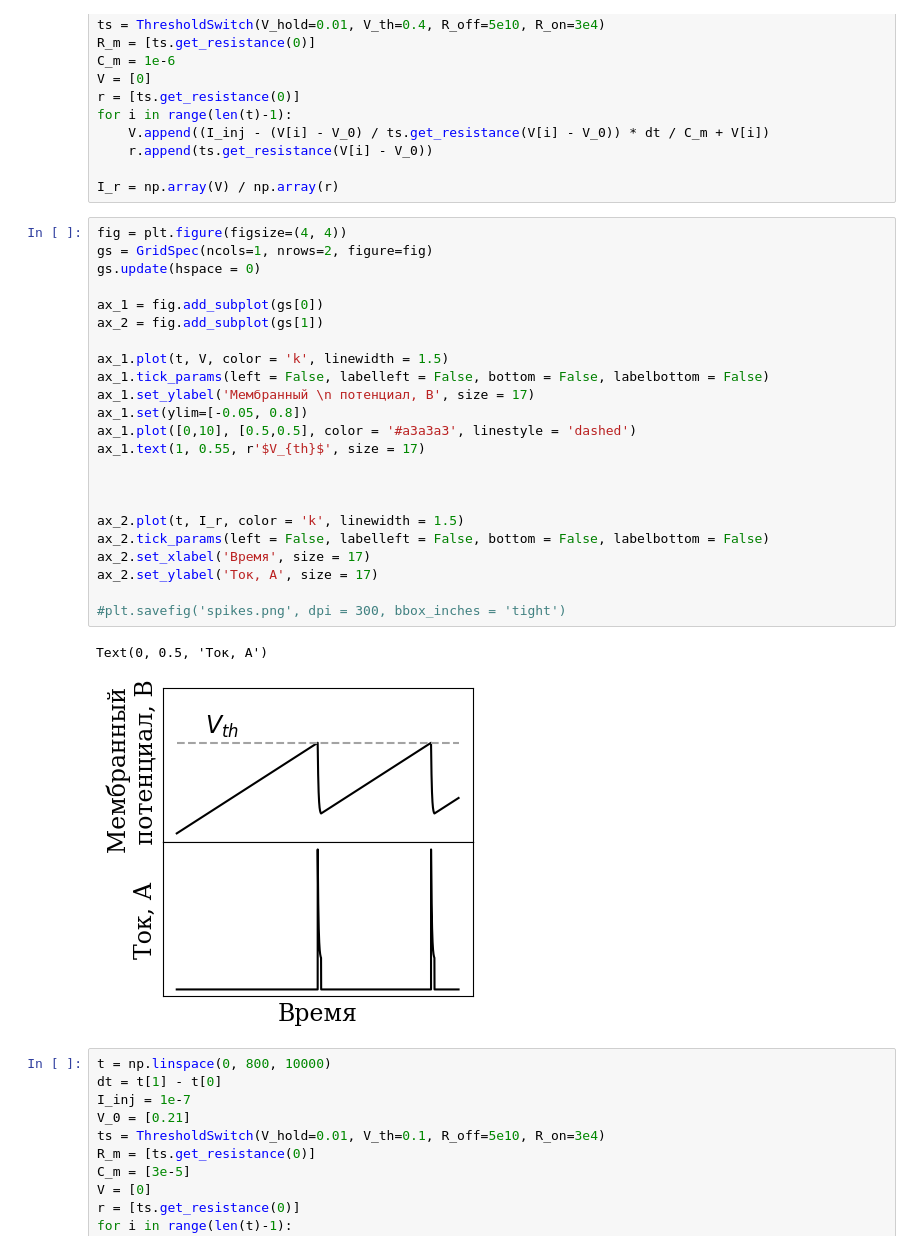
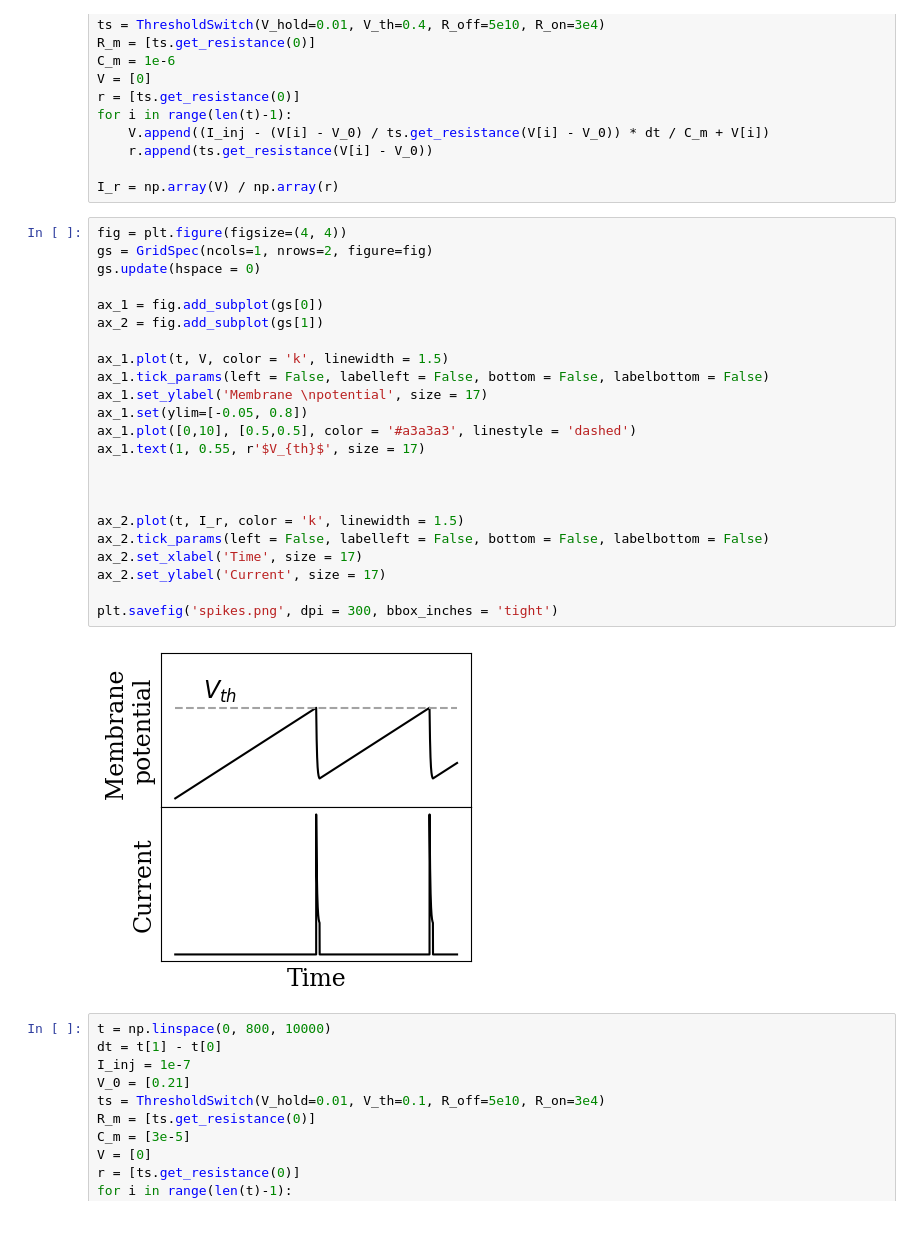
Before and after one commit to OneMoreGate/TiN-HZO_experimental, a Jupyter notebook: sample_6_preann_550_postann_350/good.ipynb, the cells around one changed output. Cells and saved outputs as stored; diff of their text form.

```diff
--- a/sample_6_preann_550_postann_350/good.ipynb
+++ b/sample_6_preann_550_postann_350/good.ipynb
@@ -100,29 +100,28 @@ I_r = np.array(V) / np.array(r)
 # %%
 fig = plt.figure(figsize=(4, 4))
 gs = GridSpec(ncols=1, nrows=2, figure=fig)
 gs.update(hspace = 0)
 
 ax_1 = fig.add_subplot(gs[0])
 ax_2 = fig.add_subplot(gs[1])
 
 ax_1.plot(t, V, color = 'k', linewidth = 1.5)
 ax_1.tick_params(left = False, labelleft = False, bottom = False, labelbottom = False)
-ax_1.set_ylabel('Мембранный \n потенциал, В', size = 17)
+ax_1.set_ylabel('Membrane \npotential', size = 17)
 ax_1.set(ylim=[-0.05, 0.8])
 ax_1.plot([0,10], [0.5,0.5], color = '#a3a3a3', linestyle = 'dashed')
 ax_1.text(1, 0.55, r'$V_{th}$', size = 17)
 
 
 
 ax_2.plot(t, I_r, color = 'k', linewidth = 1.5)
 ax_2.tick_params(left = False, labelleft = False, bottom = False, labelbottom = False)
-ax_2.set_xlabel('Время', size = 17)
-ax_2.set_ylabel('Ток, А', size = 17)
+ax_2.set_xlabel('Time', size = 17)
+ax_2.set_ylabel('Current', size = 17)
 
-#plt.savefig('spikes.png', dpi = 300, bbox_inches = 'tight')
+plt.savefig('spikes.png', dpi = 300, bbox_inches = 'tight')
 # %% [output]
-Text(0, 0.5, 'Ток, А')
-[figure, old version]
+[figure, new version]
 # %%
 t = np.linspace(0, 800, 10000)
 dt = t[1] - t[0]
```
Also changed, not shown: parts of 2 cells of this notebook, 13 other files.
